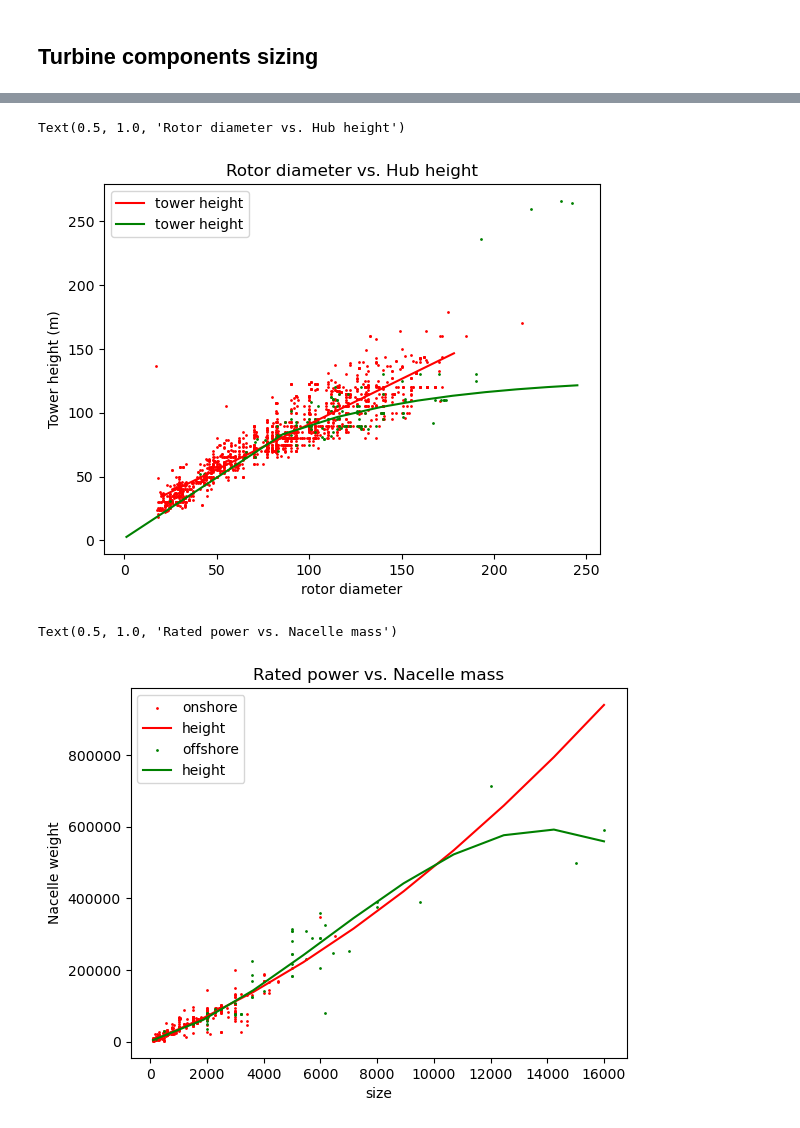
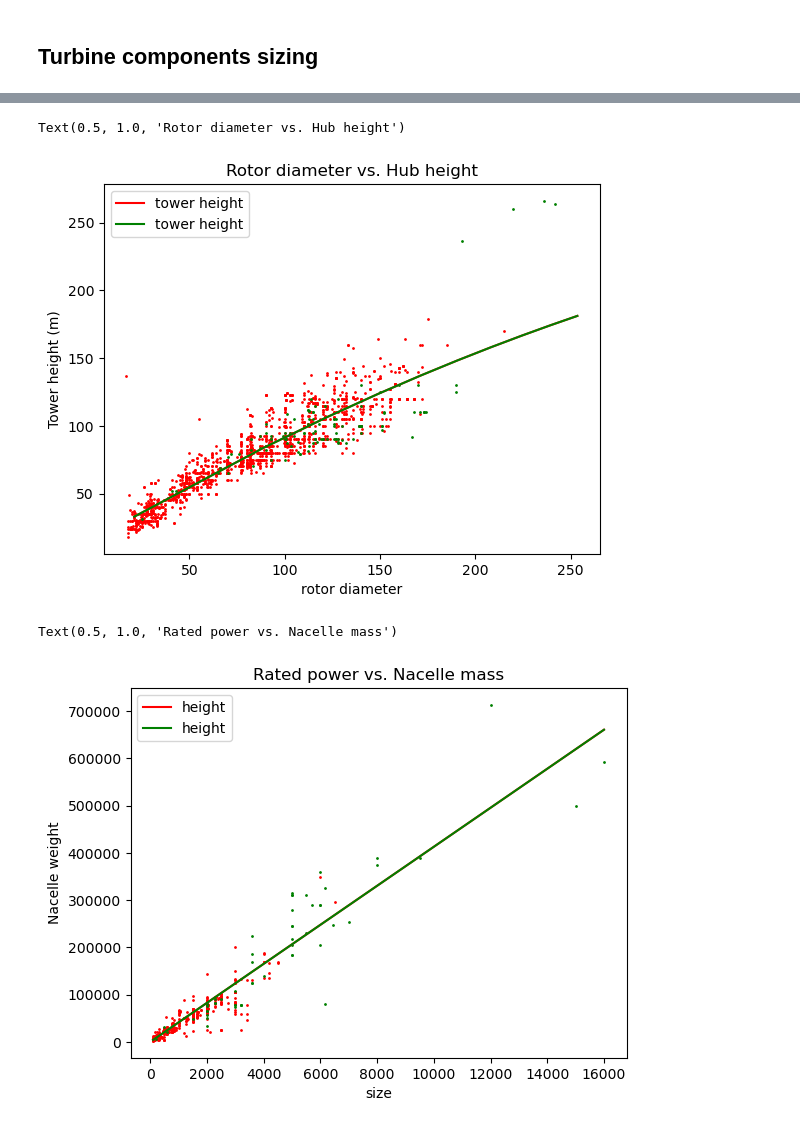
Before and after one commit to Laboratory-for-Energy-Systems-Analysis/windisch, a Jupyter notebook: dev/sizing.ipynb, the cells around one changed output, grey strips where cells are left out. Saved outputs shown, nothing was run; the diff lists cells and outputs as text; code cells hidden in the pictures.

```diff
--- a/dev/sizing.ipynb
+++ b/dev/sizing.ipynb
@@ -17,11 +11,11 @@ tip = TurbinesInputParameters()
 tip.static()
 _, array = fill_xarray_from_input_parameters(
     tip,
-    #scope={"year": [2020, ],}
+    scope={"year": [2020, ],}
 )
 array = array.interp(size=np.linspace(100, 16000, 10), kwargs={"fill_value": "extrapolate"},)
-#fp = "extra data/era5_mean_2013-2022_month_by_hour_corrected.nc"
-fp = "/Users/kalenajonsson/Desktop/SemesterProject/Code/windisch_folder/dev/era5_mean_2013-2022_month_by_hour.nc"
+fp = "extra data/era5_mean_2013-2022_month_by_hour_corrected.nc"
+#fp = "/Users/kalenajonsson/Desktop/SemesterProject/Code/windisch_folder/dev/era5_mean_2013-2022_month_by_hour.nc"
 
 wt = WindTurbineModel(
     array,
@@ -95,39 +139,39 @@ ax.set_ylabel("Tower height (m)")
 ax.set_title("Rotor diameter vs. Hub height")
 # %% [output]
 Text(0.5, 1.0, 'Rotor diameter vs. Hub height')
-[figure, old version]
+[figure, new version]
 # %%
 fp = "extra data/Turbines_20230629.xlsx"
 data = pd.read_excel(fp, sheet_name="Turbines")
 data = data.iloc[1:]
 data.replace("#ND", np.nan, inplace=True)
 data.dropna(subset="Nacelle weight", inplace=True)
 data["Nacelle weight"] *= 1000
 
 
-ax = data.loc[data["Offshore"]=="No"].plot.scatter(x="Rated power", y="Nacelle weight", s=1, c='r', label="onshore")
+ax = data.loc[data["Offshore"]=="No"].plot.scatter(x="Rated power", y="Nacelle weight", s=1, c='r')
 wt.array.sel(
     parameter="nacelle mass",
     application="onshore",
     year=2020,
     value=0
 ).to_dataframe("height").reset_index().plot(
     kind='line', x='size', y='height', ax=ax, color="r"
 )
 
-ax = data.loc[data["Offshore"]=="Yes"].plot.scatter(x="Rated power", y="Nacelle weight", s=1, c='g', ax=ax, label="offshore")
+ax = data.loc[data["Offshore"]=="Yes"].plot.scatter(x="Rated power", y="Nacelle weight", s=1, c='g', ax=ax)
 wt.array.sel(
     parameter="nacelle mass",
     application="offshore",
     year=2020,
     value=0
 ).to_dataframe("height").reset_index().plot(
     kind='line', x='size', y='height', ax=ax, color="g"
 )
 ax.set_title("Rated power vs. Nacelle mass")
 # %% [output]
 Text(0.5, 1.0, 'Rated power vs. Nacelle mass')
-[figure, old version]
+[figure, new version]
 # %%
 fp = "extra data/Turbines_20230629.xlsx"
 data = pd.read_excel(fp, sheet_name="Turbines")
```
Also changed, not shown: parts of 15 cells of this notebook, 23 other files.
